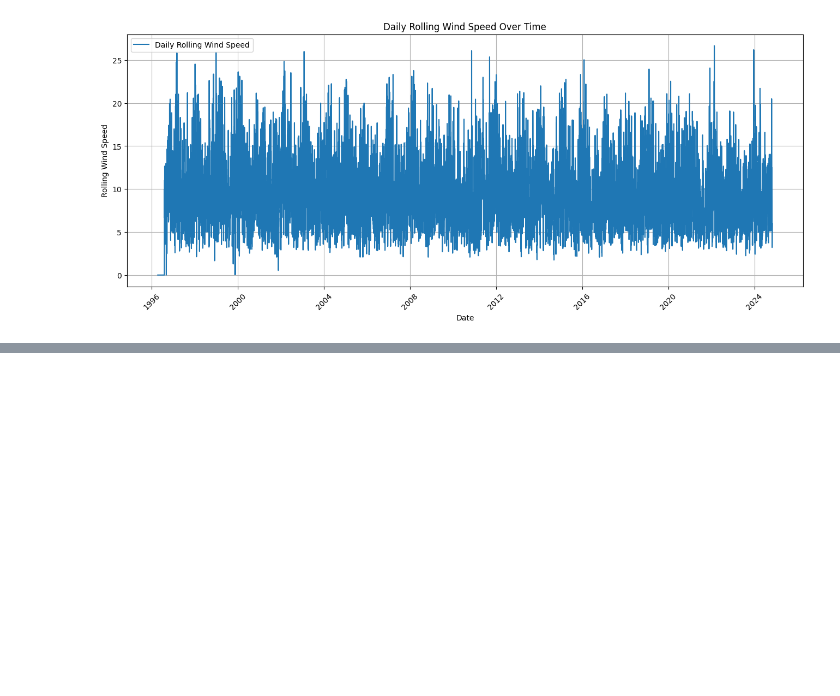
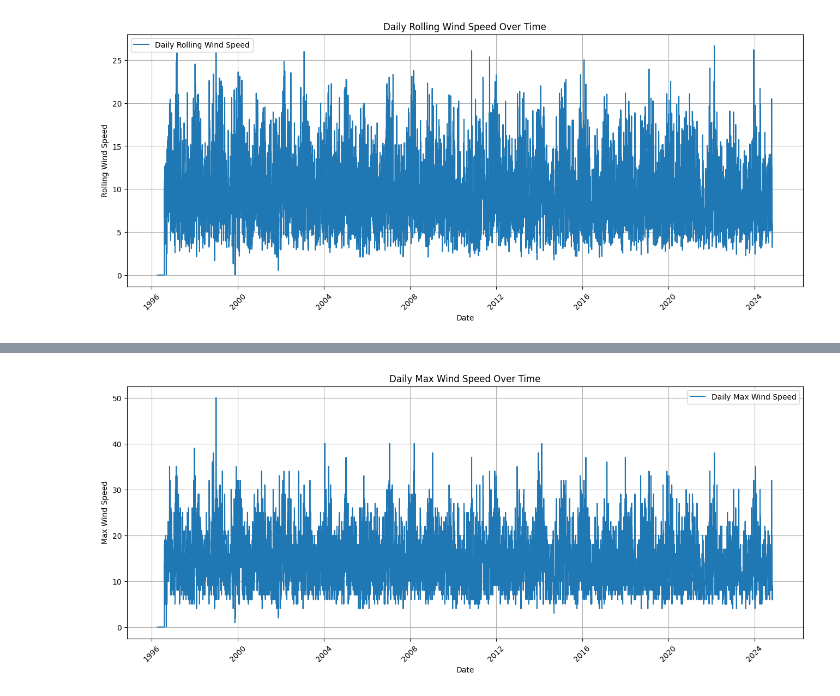
Before and after one commit to jakedaly97/PFDA, a Jupyter notebook: assignments/assignment_6_Weather.ipynb, the cells around one changed output, grey strips where cells are left out. Cells and saved outputs as stored; diff of their text form; code cells hidden in the pictures; blank space fills up the shorter version.

Commit message:
Daily max wind speed over time and monthly mean of daily max wind speed over time

```diff
--- a/assignments/assignment_6_Weather.ipynb
+++ b/assignments/assignment_6_Weather.ipynb
@@ -176,3 +176,8 @@ plt.grid(True)
 plt.show()
 # %% [output]
 [figure]
+# %%
+# Calculate the mean wind speed for each day by grouping by 'Date'
+daily_max_wdsp = df_cleaned.groupby('Day')['WindSpeed'].max()
+
+print(daily_max_wdsp)
@@ -178,0 +198,12 @@ plt.show()
+# %%
+plt.figure(figsize=(16, 6))
+plt.plot(daily_max_wdsp.index, daily_max_wdsp.values, label='Daily Max Wind Speed')
+plt.xlabel('Date')
+plt.ylabel('Max Wind Speed')
+plt.title('Daily Max Wind Speed Over Time')
+plt.xticks(rotation=45)  # Rotate date labels for better readability
+plt.legend()
+plt.grid(True)
+plt.show()
+# %% [output]
+[figure, added]
```
Also changed, not shown: parts of 3 cells of this notebook.
